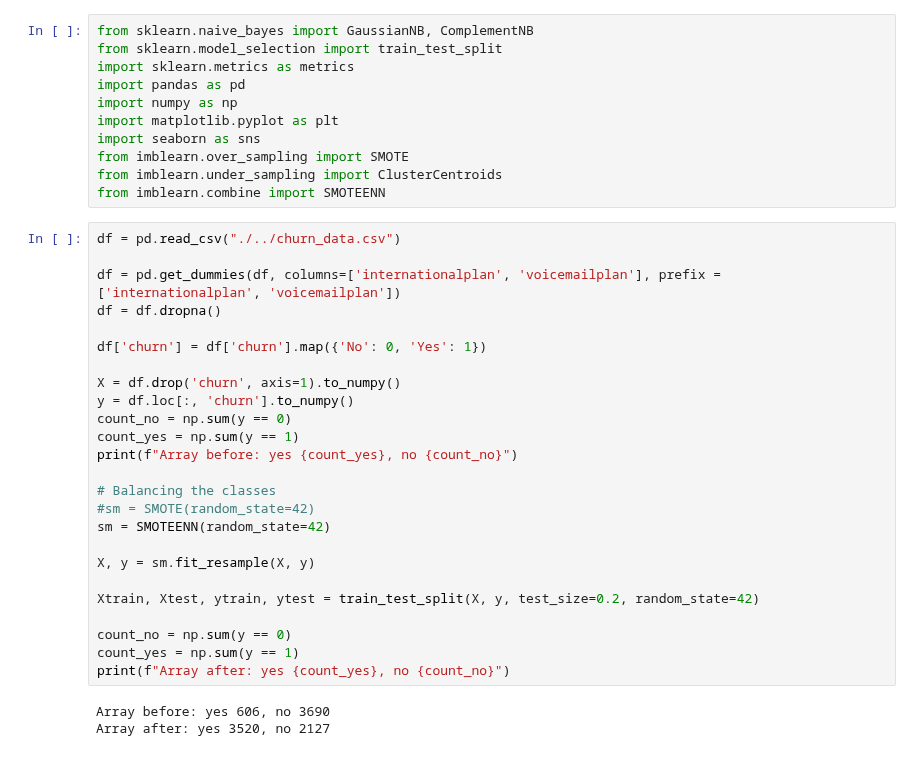
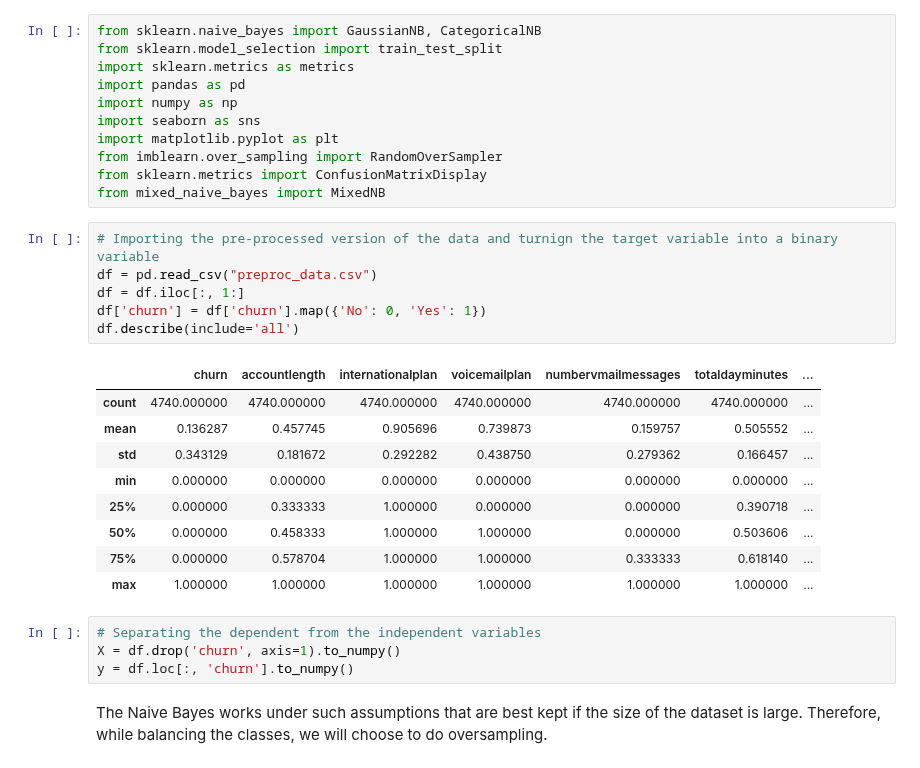
Before and after one commit to TheNoobGoda/ids-project, a Jupyter notebook: src/NaiveBayes.ipynb, the cells around one changed output. Drawn from its saved outputs; the diff is of its cells as text.

```diff
--- a/src/NaiveBayes.ipynb
+++ b/src/NaiveBayes.ipynb
@@ -1,39 +1,33 @@
 # %%
-from sklearn.naive_bayes import GaussianNB, ComplementNB
+from sklearn.naive_bayes import GaussianNB, CategoricalNB
 from sklearn.model_selection import train_test_split
 import sklearn.metrics as metrics
 import pandas as pd
 import numpy as np
+import seaborn as sns
 import matplotlib.pyplot as plt
-import seaborn as sns
-from imblearn.over_sampling import SMOTE
-from imblearn.under_sampling import ClusterCentroids
-from imblearn.combine import SMOTEENN
+from imblearn.over_sampling import RandomOverSampler
+from sklearn.metrics import ConfusionMatrixDisplay
+from mixed_naive_bayes import MixedNB
-# %%
-df = pd.read_csv("./../churn_data.csv")
-
-df = pd.get_dummies(df, columns=['internationalplan', 'voicemailplan'], prefix = ['internationalplan', 'voicemailplan'])
-df = df.dropna()
-
-df['churn'] = df['churn'].map({'No': 0, 'Yes': 1})
-
-X = df.drop('churn', axis=1).to_numpy()
-y = df.loc[:, 'churn'].to_numpy()
-count_no = np.sum(y == 0)
-count_yes = np.sum(y == 1)
-print(f"Array before: yes {count_yes}, no {count_no}")
-
-# Balancing the classes
-#sm = SMOTE(random_state=42)
-sm = SMOTEENN(random_state=42)
-
-X, y = sm.fit_resample(X, y)
-
-Xtrain, Xtest, ytrain, ytest = train_test_split(X, y, test_size=0.2, random_state=42)
-
-count_no = np.sum(y == 0)
-count_yes = np.sum(y == 1)
-print(f"Array after: yes {count_yes}, no {count_no}")
-# %% [output]
-Array before: yes 606, no 3690
-Array after: yes 3520, no 2127
+# %%
+# Importing the pre-processed version of the data and turnign the target variable into a binary variable
+df = pd.read_csv("preproc_data.csv")
+df = df.iloc[:, 1:]
+df['churn'] = df['churn'].map({'No': 0, 'Yes': 1})
+df.describe(include='all')
+# %% [output]
+|  | churn | accountlength | internationalplan | voicemailplan | numbervmailmessages | totaldayminutes | ... |
+| count | 4740.000000 | 4740.000000 | 4740.000000 | 4740.000000 | 4740.000000 | 4740.000000 | ... |
+| mean | 0.136287 | 0.457745 | 0.905696 | 0.739873 | 0.159757 | 0.505552 | ... |
+| std | 0.343129 | 0.181672 | 0.292282 | 0.438750 | 0.279362 | 0.166457 | ... |
+| min | 0.000000 | 0.000000 | 0.000000 | 0.000000 | 0.000000 | 0.000000 | ... |
+| 25% | 0.000000 | 0.333333 | 1.000000 | 0.000000 | 0.000000 | 0.390718 | ... |
+| 50% | 0.000000 | 0.458333 | 1.000000 | 1.000000 | 0.000000 | 0.503606 | ... |
+| 75% | 0.000000 | 0.578704 | 1.000000 | 1.000000 | 0.333333 | 0.618140 | ... |
+| max | 1.000000 | 1.000000 | 1.000000 | 1.000000 | 1.000000 | 1.000000 | ... |
+# %%
+# Separating the dependent from the independent variables
+X = df.drop('churn', axis=1).to_numpy()
+y = df.loc[:, 'churn'].to_numpy()
+# %% [markdown]
+The Naive Bayes works under such assumptions that are best kept if the size of the dataset is large. Therefore, while balancing the classes, we will choose to do oversampling.
```
Also changed, not shown: parts of 13 cells of this notebook, 1 other file.
